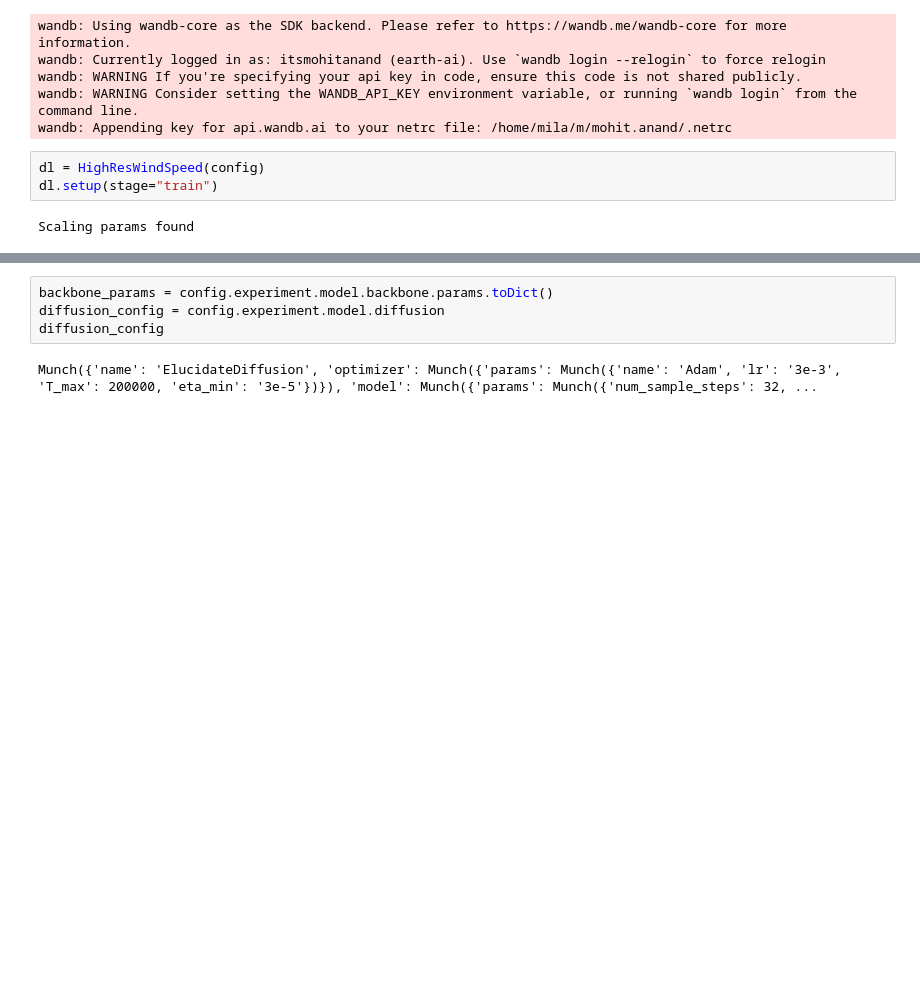
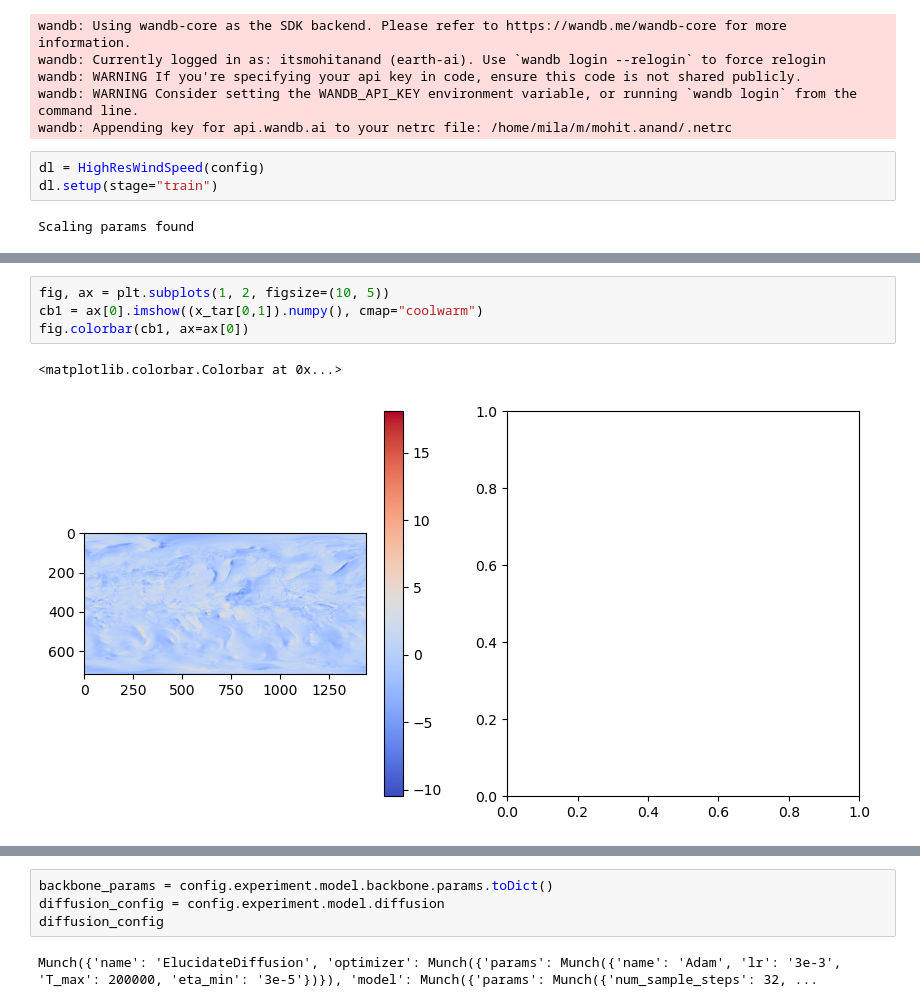
Before and after one commit to itsmohitanand/earthsphere-diffusion, a Jupyter notebook: nb_dataloder_test.ipynb, the cells around one changed output, grey strips where cells are left out. Cells and saved outputs as stored; diff of their text form; blank space fills up the shorter version.

```diff
--- a/nb_dataloder_test.ipynb
+++ b/nb_dataloder_test.ipynb
@@ -26,0 +84,7 @@ Scaling params found
+# %%
+fig, ax = plt.subplots(1, 2, figsize=(10, 5))
+cb1 = ax[0].imshow((x_tar[0,1]).numpy(), cmap="coolwarm")
+fig.colorbar(cb1, ax=ax[0])
+# %% [output]
+<matplotlib.colorbar.Colorbar at 0x...>
+[figure, added]
```
Also changed, not shown: parts of 8 cells of this notebook, 9 other files.
